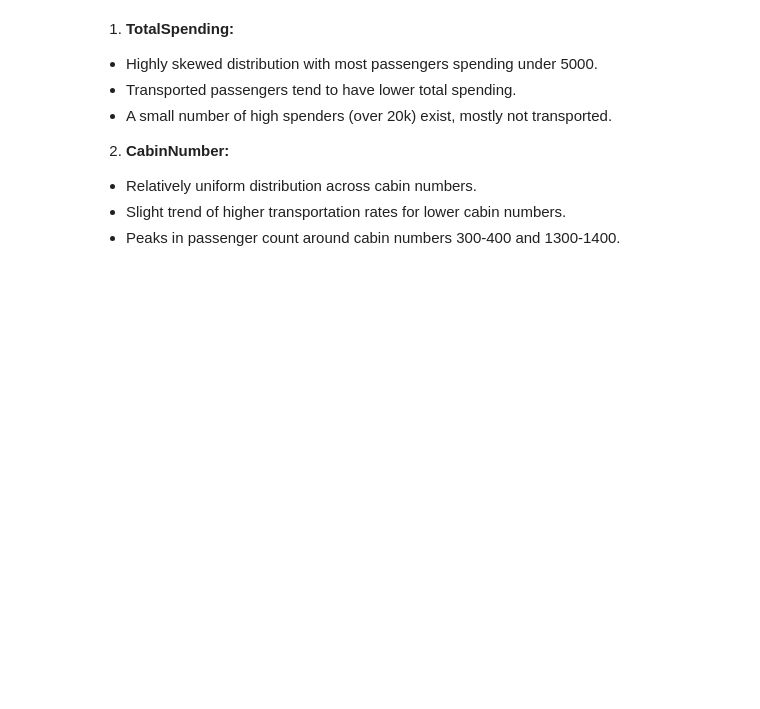
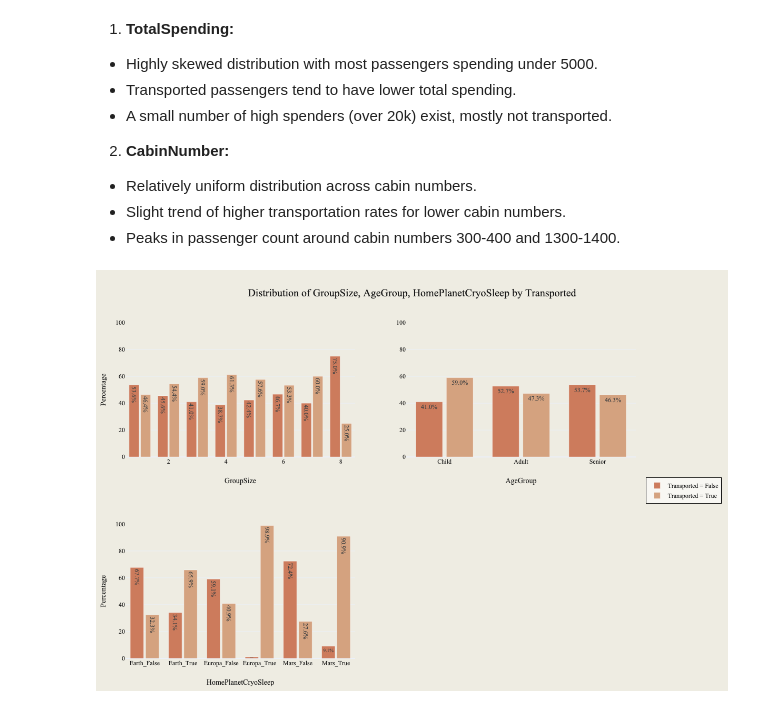
Before and after one commit to vytautas-bunevicius/kaggle-spaceship-titanic, a Jupyter notebook: notebooks/spaceship_titanic_analysis.ipynb, the cells around one changed output. Cells and saved outputs as stored; diff of their text form; code cells hidden in the pictures; blank space fills up the shorter version.

```diff
--- a/notebooks/spaceship_titanic_analysis.ipynb
+++ b/notebooks/spaceship_titanic_analysis.ipynb
@@ -631,3 +635,7 @@ plot_categorical_features_by_target(
     "Transported",
     save_path="../images/categorical_features_one_engineered.png",
 )
+# %%
+Image(filename="../images/categorical_features_one_engineered.png")
+# %% [output]
+[figure, added]
```
Also changed, not shown: parts of 4 cells of this notebook.
